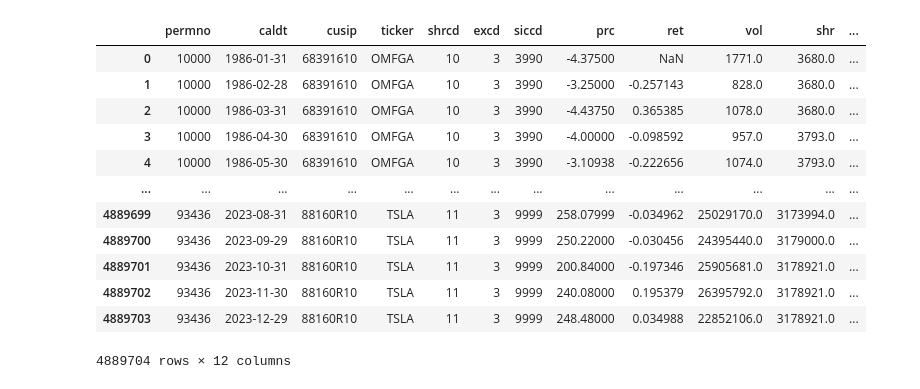
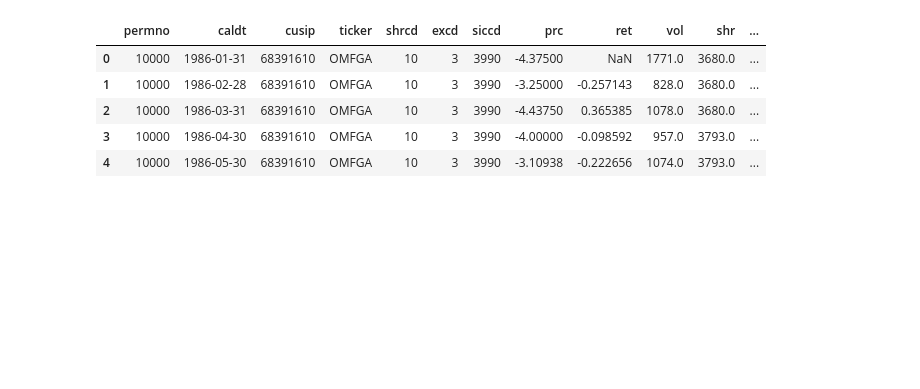
Before and after one commit to andrewhall1124/momentum, a Jupyter notebook: momentum.ipynb, the cells around one changed output. Saved outputs shown, nothing was run; the diff lists cells and outputs as text; code cells hidden in the pictures; blank space fills up the shorter version.

```diff
--- a/momentum.ipynb
+++ b/momentum.ipynb
@@ -5,23 +5,18 @@ from finance_byu.summarize import summary
 import matplotlib.pyplot as plt
 import seaborn as sns
 # %%
-# Read in parsed monthly data
+# Read in crsp monthly data
+
 df = pd.read_feather("crsp_monthly.ftr")
-df
+
+df.head()
 # %% [output]
 |  | permno | caldt | cusip | ticker | shrcd | excd | siccd | prc | ret | vol | shr | ... |
 | 0 | 10000 | 1986-01-31 | 68391610 | OMFGA | 10 | 3 | 3990 | -4.37500 | NaN | 1771.0 | 3680.0 | ... |
 | 1 | 10000 | 1986-02-28 | 68391610 | OMFGA | 10 | 3 | 3990 | -3.25000 | -0.257143 | 828.0 | 3680.0 | ... |
 | 2 | 10000 | 1986-03-31 | 68391610 | OMFGA | 10 | 3 | 3990 | -4.43750 | 0.365385 | 1078.0 | 3680.0 | ... |
 | 3 | 10000 | 1986-04-30 | 68391610 | OMFGA | 10 | 3 | 3990 | -4.00000 | -0.098592 | 957.0 | 3793.0 | ... |
 | 4 | 10000 | 1986-05-30 | 68391610 | OMFGA | 10 | 3 | 3990 | -3.10938 | -0.222656 | 1074.0 | 3793.0 | ... |
-| ... | ... | ... | ... | ... | ... | ... | ... | ... | ... | ... | ... | ... |
-| 4889699 | 93436 | 2023-08-31 | 88160R10 | TSLA | 11 | 3 | 9999 | 258.07999 | -0.034962 | 25029170.0 | 3173994.0 | ... |
-| 4889700 | 93436 | 2023-09-29 | 88160R10 | TSLA | 11 | 3 | 9999 | 250.22000 | -0.030456 | 24395440.0 | 3179000.0 | ... |
-| 4889701 | 93436 | 2023-10-31 | 88160R10 | TSLA | 11 | 3 | 9999 | 200.84000 | -0.197346 | 25905681.0 | 3178921.0 | ... |
-| 4889702 | 93436 | 2023-11-30 | 88160R10 | TSLA | 11 | 3 | 9999 | 240.08000 | 0.195379 | 26395792.0 | 3178921.0 | ... |
-| 4889703 | 93436 | 2023-12-29 | 88160R10 | TSLA | 11 | 3 | 9999 | 248.48000 | 0.034988 | 22852106.0 | 3178921.0 | ... |
-4889704 rows × 12 columns
 # %%
 # Cleaning
 
```
Also changed, not shown: parts of 9 cells of this notebook.
